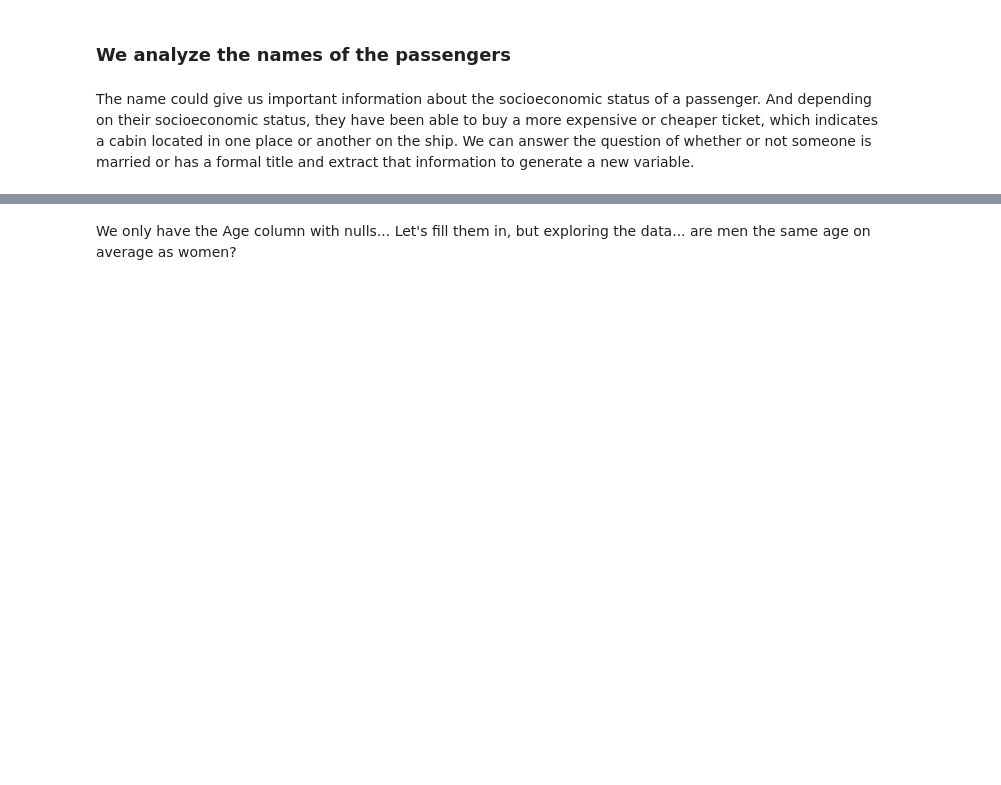
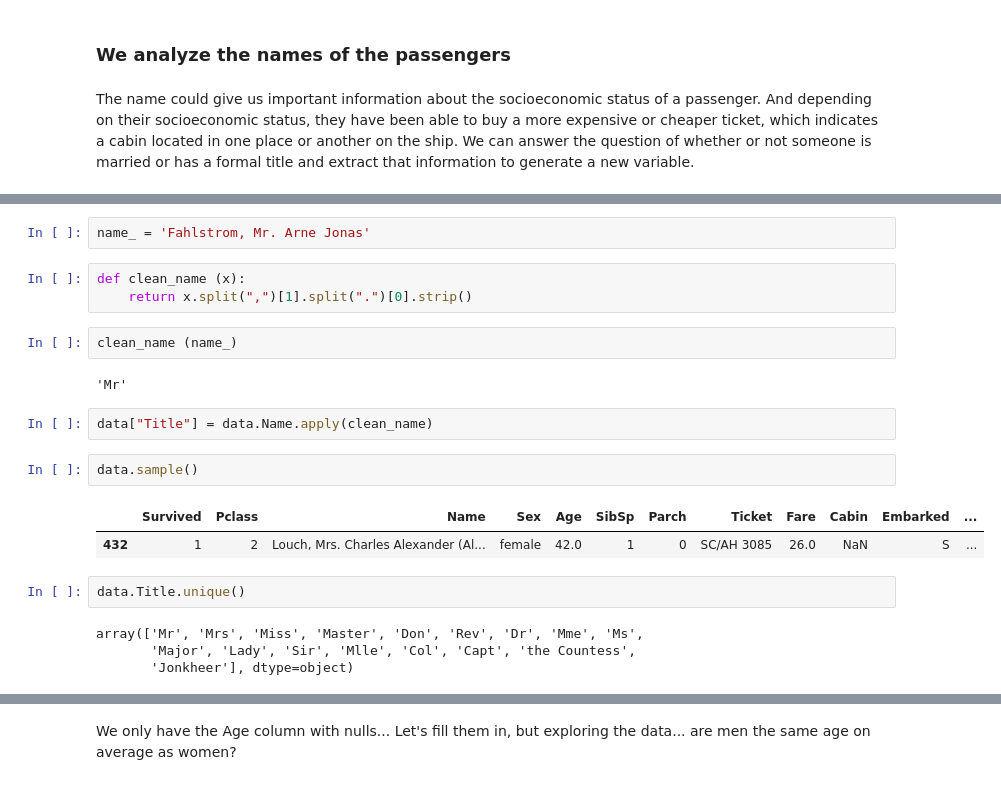
Before and after one commit to VeniceHartwell/lectures, a Jupyter notebook: week-7/03-Feature_engineering.ipynb, the cells around one changed output, grey strips where cells are left out. Cells and saved outputs as stored; diff of their text form; blank space fills up the shorter version.

```diff
--- a/week-7/03-Feature_engineering.ipynb
+++ b/week-7/03-Feature_engineering.ipynb
@@ -59,0 +187,22 @@ The name could give us important information about the socioeconomic status of a
+# %%
+name_ = 'Fahlstrom, Mr. Arne Jonas'
+# %%
+def clean_name (x):
+    return x.split(",")[1].split(".")[0].strip()
+# %%
+clean_name (name_)
+# %% [output]
+'Mr'
+# %%
+data["Title"] = data.Name.apply(clean_name)
+# %%
+data.sample()
+# %% [output]
+|  | Survived | Pclass | Name | Sex | Age | SibSp | Parch | Ticket | Fare | Cabin | Embarked | ... |
+| 432 | 1 | 2 | Louch, Mrs. Charles Alexander (Al... | female | 42.0 | 1 | 0 | SC/AH 3085 | 26.0 | NaN | S | ... |
+# %%
+data.Title.unique()
+# %% [output]
+array(['Mr', 'Mrs', 'Miss', 'Master', 'Don', 'Rev', 'Dr', 'Mme', 'Ms',
+       'Major', 'Lady', 'Sir', 'Mlle', 'Col', 'Capt', 'the Countess',
+       'Jonkheer'], dtype=object)
```
Also changed, not shown: parts of 33 cells of this notebook.
